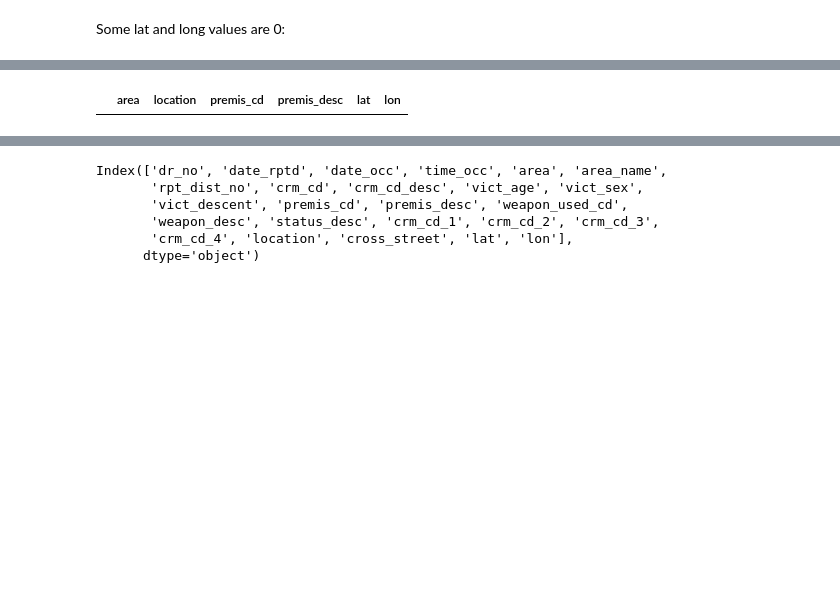
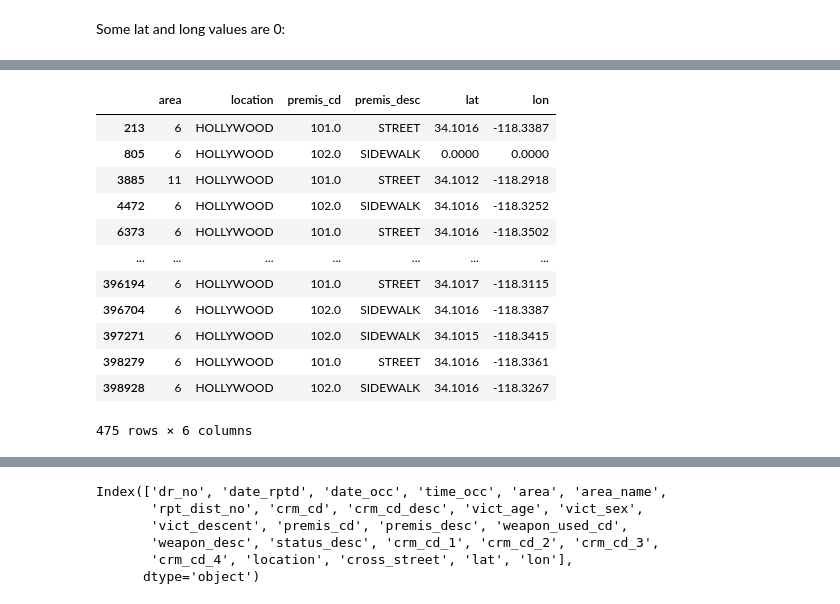
Before and after one commit to jdormaar/Boardgame_Preferences_Predictive_Analysis, a Jupyter notebook: Competitions/Analyzing Crime in LA/notebook.ipynb, the cells around one changed output, grey strips where cells are left out. Cells and saved outputs as stored; diff of their text form; code cells hidden in the pictures; blank space fills up the shorter version.

```diff
--- a/Competitions/Analyzing Crime in LA/notebook.ipynb
+++ b/Competitions/Analyzing Crime in LA/notebook.ipynb
@@ -410,3 +412,5 @@ dtype: int64
+# %%
+df.drop(['crm_cd_4'], axis=1, inplace=True)
 # %%
 # Unique Values:
 df.nunique()
@@ -464,4 +623,17 @@ df_ll_nulls.head()
 # %%
-df[df['location'] == '5400 HOLLYWOOD BL'][['area', 'location', 'premis_cd', 'premis_desc', 'lat', 'lon']]
+loci_x = df[df['location'] == 'HOLLYWOOD'][['area', 'location', 'premis_cd', 'premis_desc', 'lat', 'lon']]
+loci_x
 # %% [output]
 |  | area | location | premis_cd | premis_desc | lat | lon |
+| 213 | 6 | HOLLYWOOD | 101.0 | STREET | 34.1016 | -118.3387 |
+| 805 | 6 | HOLLYWOOD | 102.0 | SIDEWALK | 0.0000 | 0.0000 |
+| 3885 | 11 | HOLLYWOOD | 101.0 | STREET | 34.1012 | -118.2918 |
+| 4472 | 6 | HOLLYWOOD | 102.0 | SIDEWALK | 34.1016 | -118.3252 |
+| 6373 | 6 | HOLLYWOOD | 101.0 | STREET | 34.1016 | -118.3502 |
+| ... | ... | ... | ... | ... | ... | ... |
+| 396194 | 6 | HOLLYWOOD | 101.0 | STREET | 34.1017 | -118.3115 |
+| 396704 | 6 | HOLLYWOOD | 102.0 | SIDEWALK | 34.1016 | -118.3387 |
+| 397271 | 6 | HOLLYWOOD | 102.0 | SIDEWALK | 34.1015 | -118.3415 |
+| 398279 | 6 | HOLLYWOOD | 101.0 | STREET | 34.1016 | -118.3361 |
+| 398928 | 6 | HOLLYWOOD | 102.0 | SIDEWALK | 34.1016 | -118.3267 |
+475 rows × 6 columns
```
Also changed, not shown: parts of 19 cells of this notebook.
